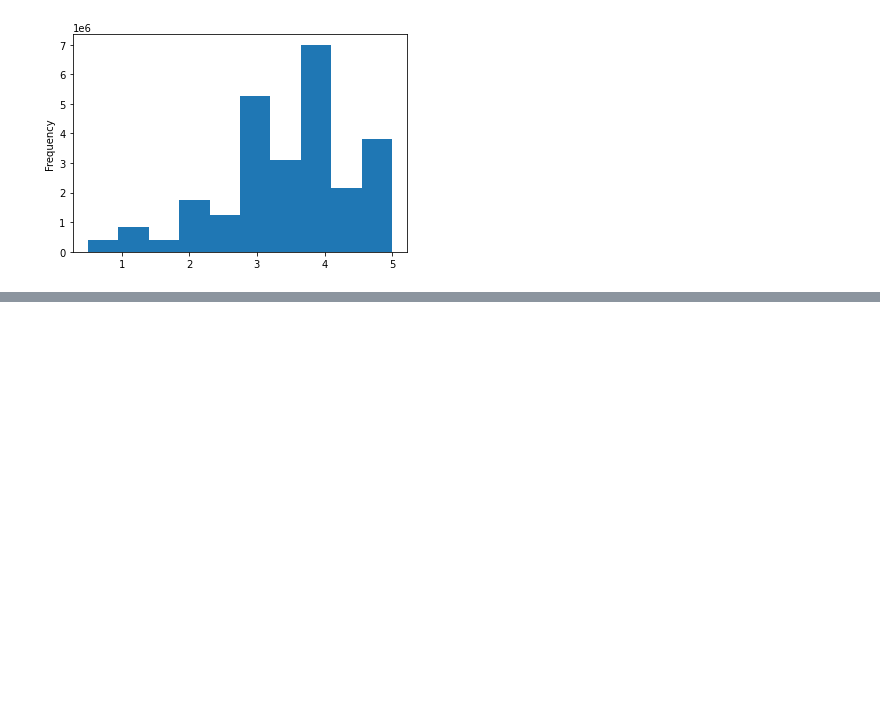
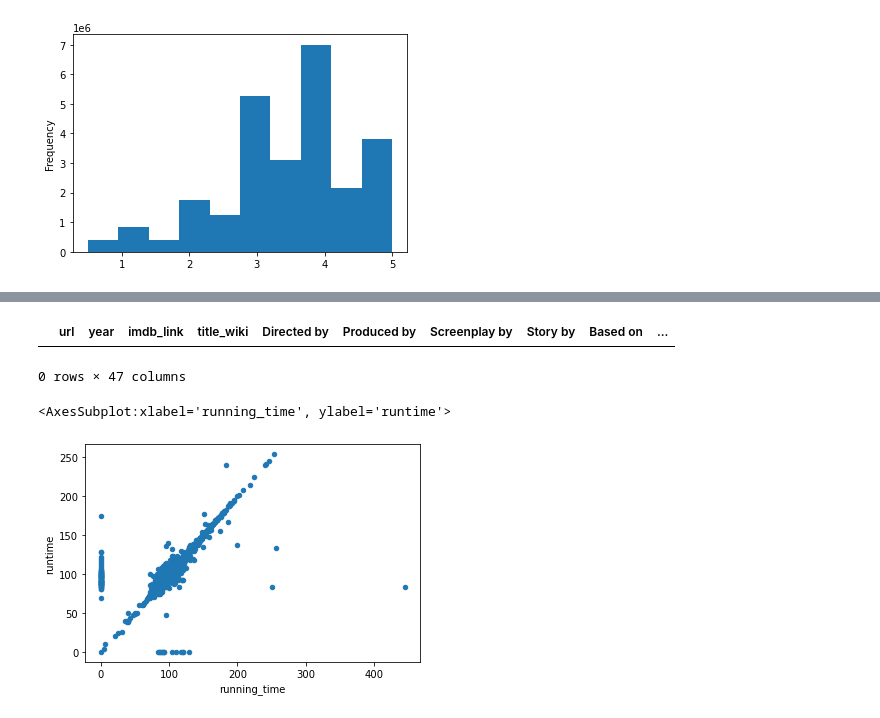
Before and after one commit to perchingeagle/Movies-ETL, a Jupyter notebook: movies_etl.ipynb, the cells around one changed output, grey strips where cells are left out. Cells and saved outputs as stored; diff of their text form; code cells hidden in the pictures; blank space fills up the shorter version.

```diff
--- a/movies_etl.ipynb
+++ b/movies_etl.ipynb
@@ -525,3 +525,5 @@ min                     0.50
 max                     5.00
 Name: rating, dtype: float64
 [figure]
+# %%
+movies_df = pd.merge(wiki_movies_df, movies_metadata_df, on='imdb_id', suffixes=['_wiki','_kaggle'])
@@ -527,0 +573,11 @@ Name: rating, dtype: float64
+# %%
+# Show any rows where title_kaggle is empty
+movies_df[(movies_df['title_kaggle'] == '') | (movies_df['title_kaggle'].isnull())]
+# %% [output]
+|  | url | year | imdb_link | title_wiki | Directed by | Produced by | Screenplay by | Story by | Based on | ... |
+0 rows × 47 columns
+# %%
+movies_df.fillna(0).plot(x='running_time', y='runtime', kind='scatter')
+# %% [output]
+<AxesSubplot:xlabel='running_time', ylabel='runtime'>
+[figure, added]
```
Also changed, not shown: parts of 20 cells of this notebook.
